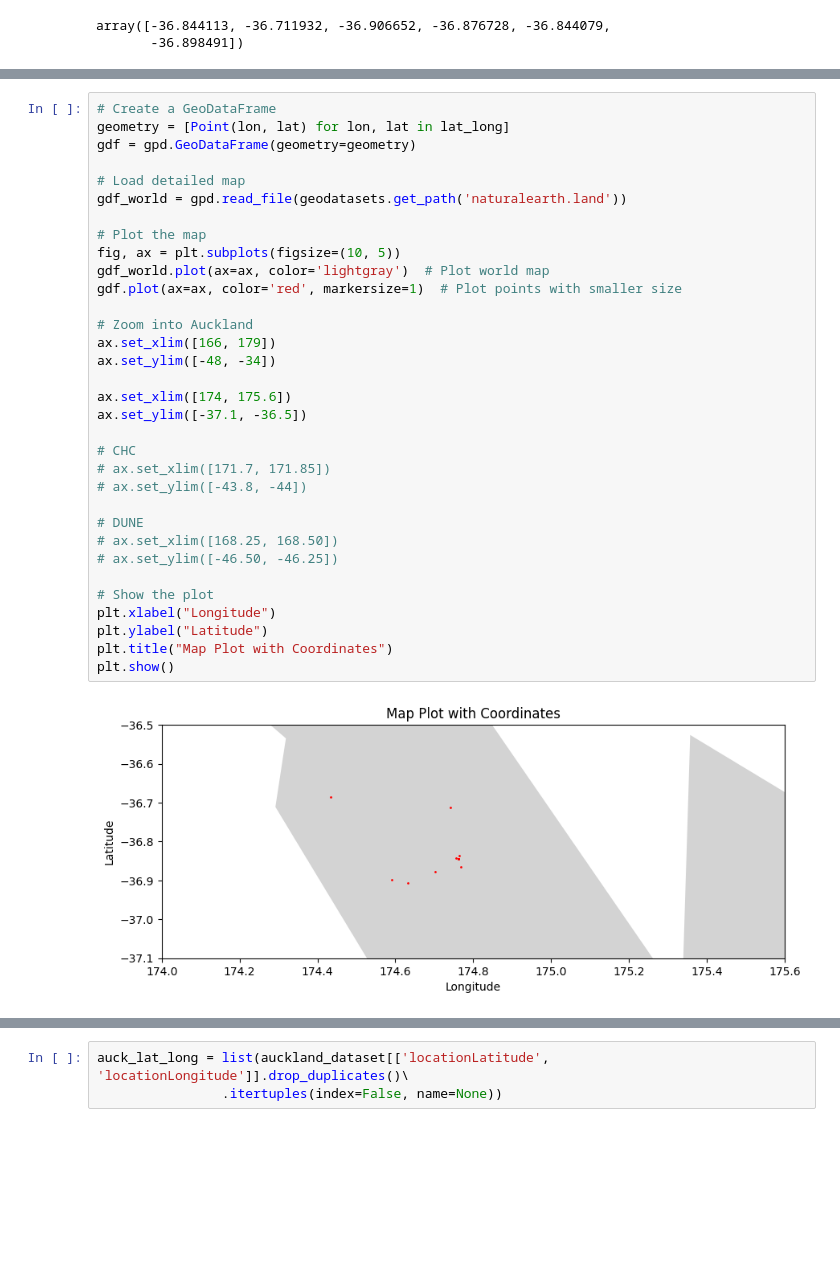
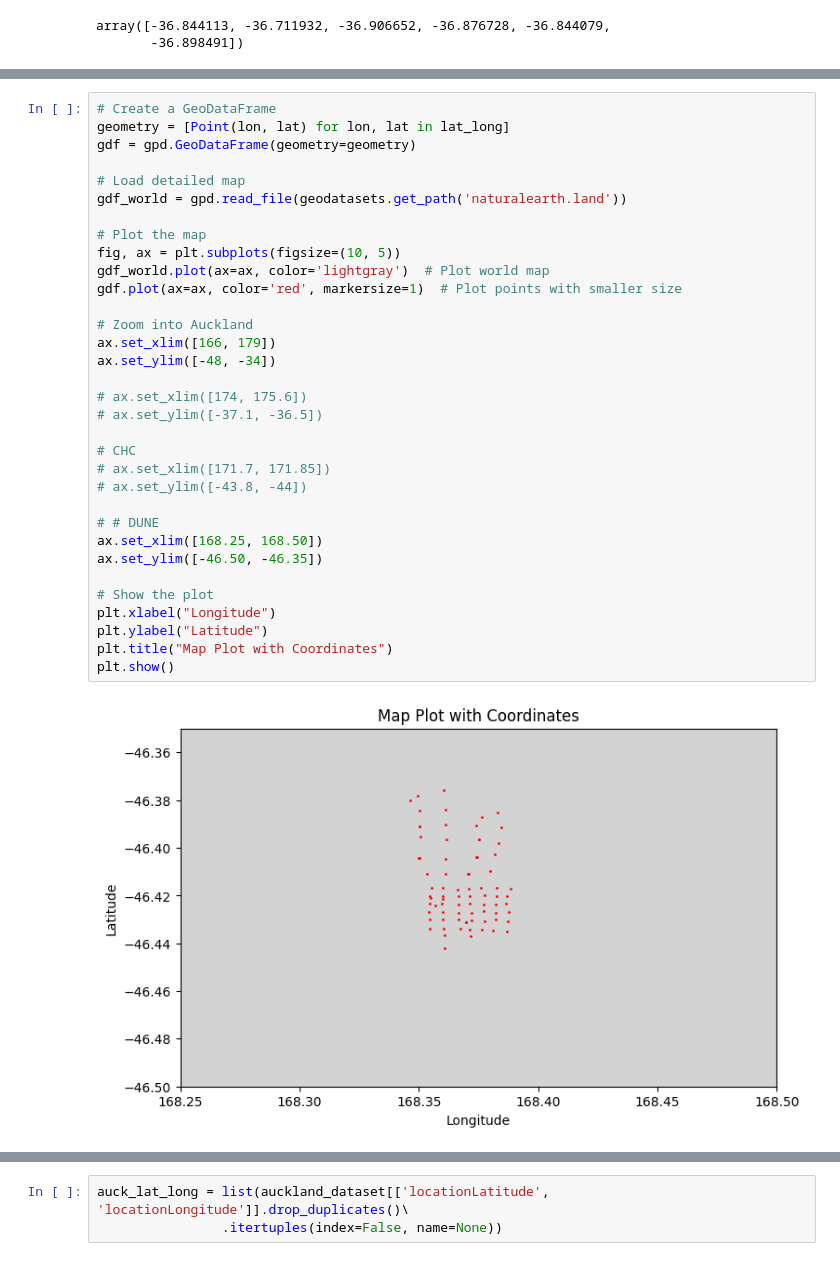
Before and after one commit to mattalajas/GEODE2025, a Jupyter notebook: AirQuality/init_exploration.ipynb, the cells around one changed output, grey strips where cells are left out. Saved outputs shown, nothing was run; the diff lists cells and outputs as text; blank space fills up the shorter version.

```diff
--- a/AirQuality/init_exploration.ipynb
+++ b/AirQuality/init_exploration.ipynb
@@ -725,37 +725,37 @@ geodatasets.data
 # %%
 # Create a GeoDataFrame
 geometry = [Point(lon, lat) for lon, lat in lat_long]
 gdf = gpd.GeoDataFrame(geometry=geometry)
 
 # Load detailed map
 gdf_world = gpd.read_file(geodatasets.get_path('naturalearth.land'))
 
 # Plot the map
 fig, ax = plt.subplots(figsize=(10, 5))
 gdf_world.plot(ax=ax, color='lightgray')  # Plot world map
 gdf.plot(ax=ax, color='red', markersize=1)  # Plot points with smaller size
 
 # Zoom into Auckland
 ax.set_xlim([166, 179])
 ax.set_ylim([-48, -34])
 
-ax.set_xlim([174, 175.6])
-ax.set_ylim([-37.1, -36.5])
+# ax.set_xlim([174, 175.6])
+# ax.set_ylim([-37.1, -36.5])
 
 # CHC
 # ax.set_xlim([171.7, 171.85])
 # ax.set_ylim([-43.8, -44])
 
-# DUNE
-# ax.set_xlim([168.25, 168.50])
-# ax.set_ylim([-46.50, -46.25])
+# # DUNE
+ax.set_xlim([168.25, 168.50])
+ax.set_ylim([-46.50, -46.35])
 
 # Show the plot
 plt.xlabel("Longitude")
 plt.ylabel("Latitude")
 plt.title("Map Plot with Coordinates")
 plt.show()
 # %% [output]
-[figure, old version]
+[figure, new version]
 # %%
 auckland_dataset = niwa_dataset[(niwa_dataset['locationLatitude'] < -36.7) & (-37.0 < niwa_dataset['locationLatitude'])]
```
Also changed, not shown: parts of 20 cells of this notebook, 8 other files.
